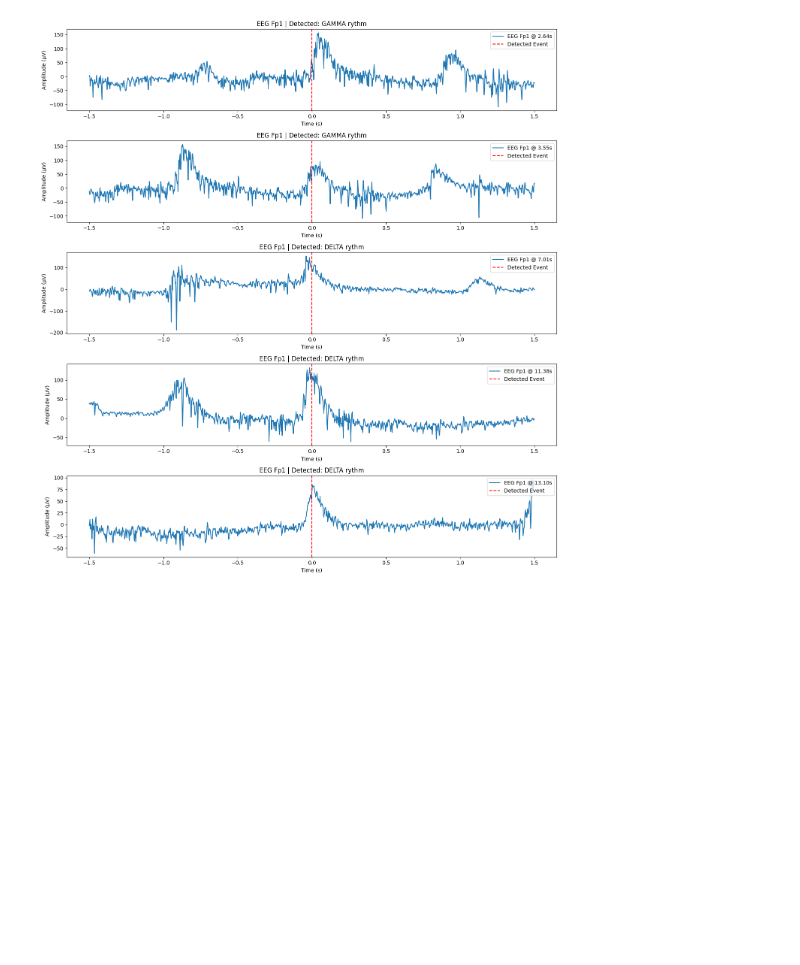
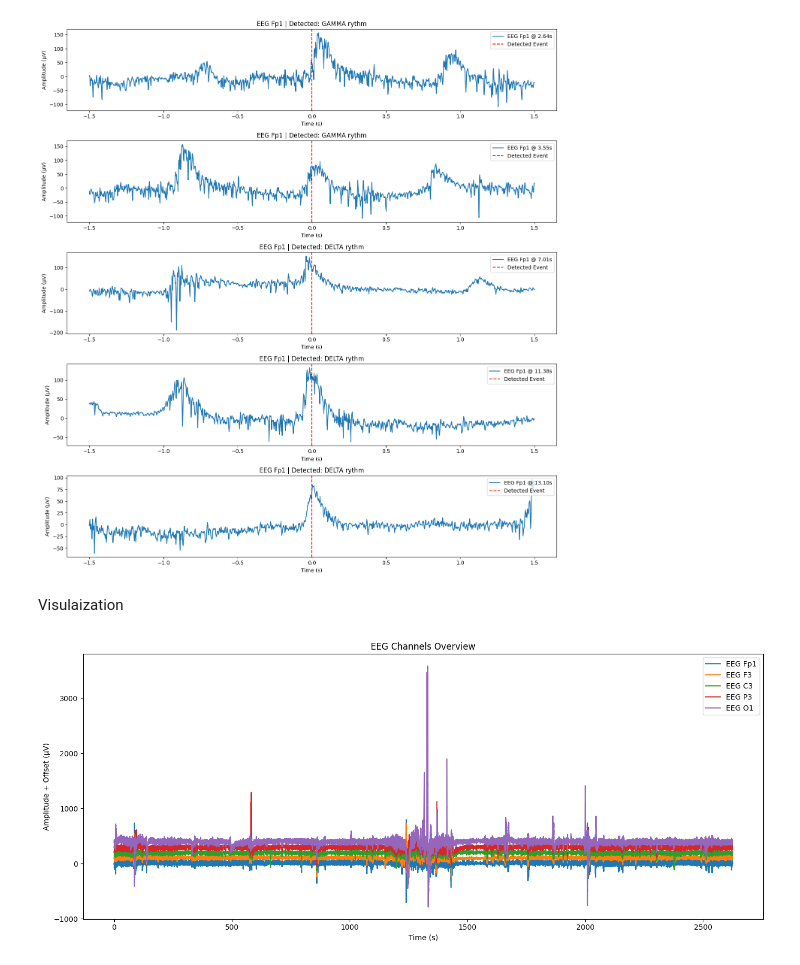
Before and after one commit to hubakukor/scipy_proj, a Jupyter notebook: examples/demo.ipynb, the cells around one changed output. Drawn from its saved outputs; the diff is of its cells as text; code cells hidden in the pictures; blank space fills up the shorter version.

```diff
--- a/examples/demo.ipynb
+++ b/examples/demo.ipynb
@@ -110,3 +113,9 @@ detected_bands = et.detect_graphoelements(data, sfreq, bands={
 et.plot_graph_segments(data, sfreq, detected_bands, ch_names)
 # %% [output]
 [figure]
+# %% [markdown]
+Visulaization
+# %%
+et.plot_eeg_overview(data, ch_names, sfreq)
+# %% [output]
+[figure, added]
```
Also changed, not shown: parts of 4 cells of this notebook.
